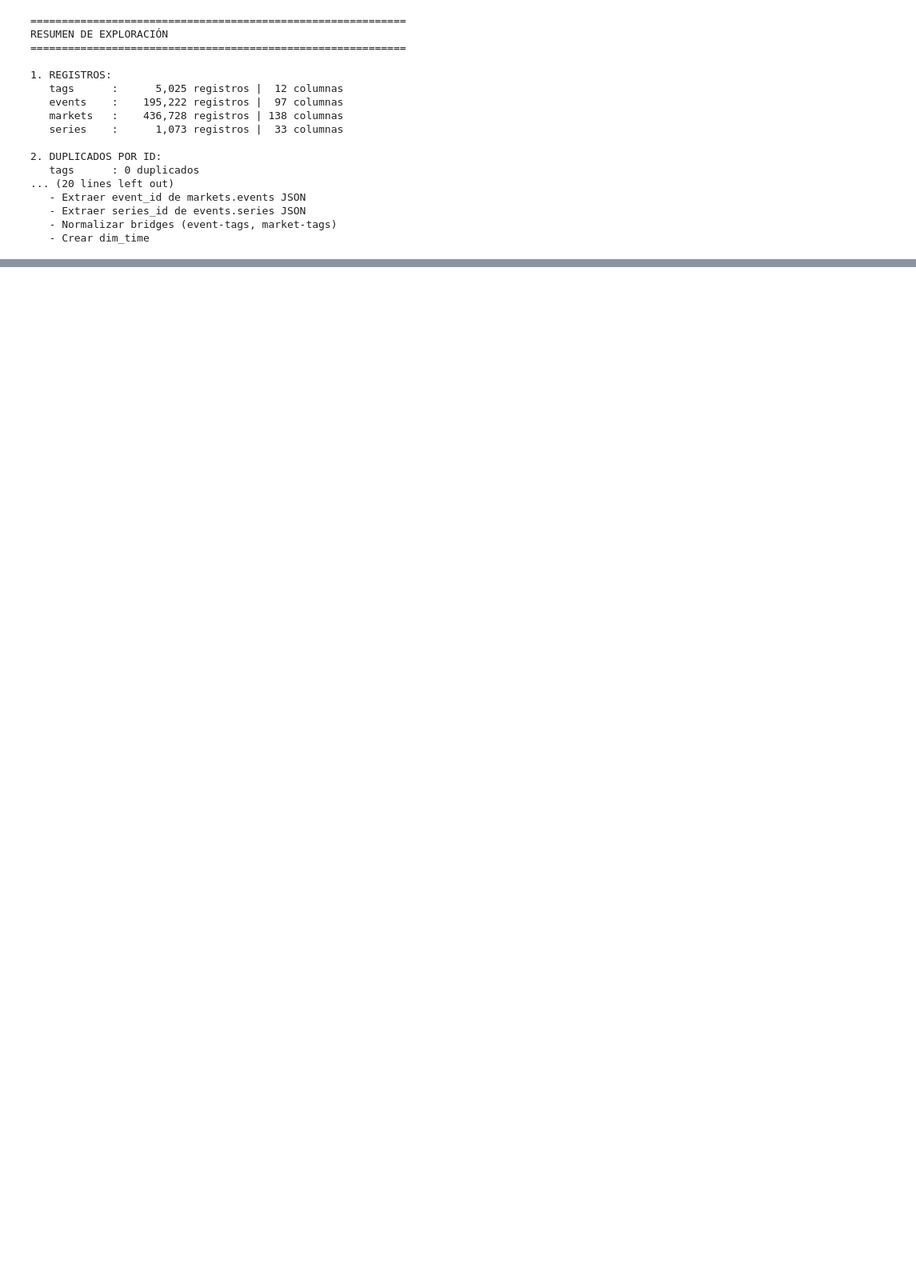
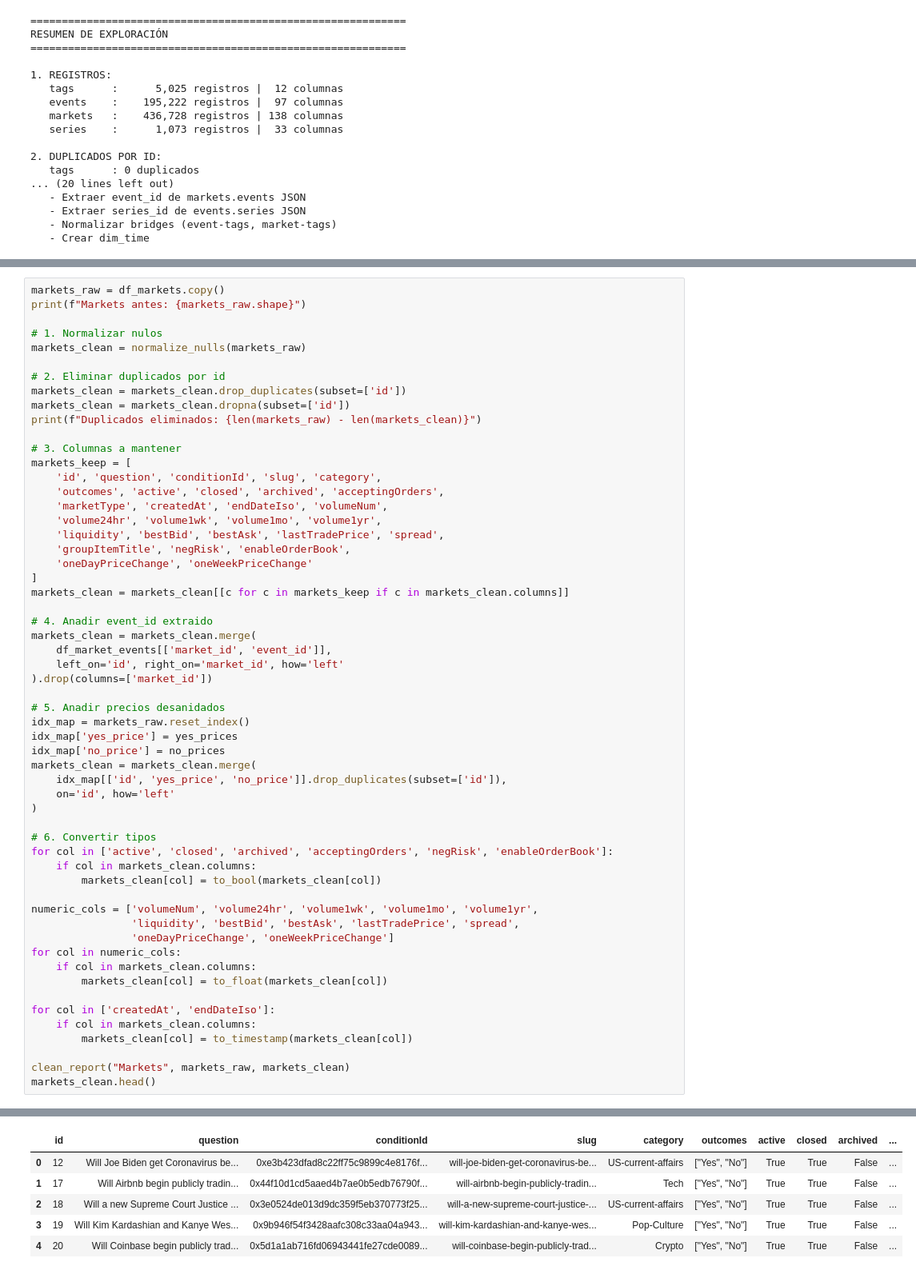
Before and after one commit to PolBallarin/ra2_polballarin, a Jupyter notebook: polymarket_etl.ipynb, the cells around one changed output, grey strips where cells are left out. Shown at 80% size. Drawn from its saved outputs; the diff is of its cells as text; blank space fills up the shorter version.

```diff
--- a/polymarket_etl.ipynb
+++ b/polymarket_etl.ipynb
@@ -1171,0 +1538,58 @@ RESUMEN DE EXPLORACIÓN
+# %%
+markets_raw = df_markets.copy()
+print(f"Markets antes: {markets_raw.shape}")
+
+# 1. Normalizar nulos
+markets_clean = normalize_nulls(markets_raw)
+
+# 2. Eliminar duplicados por id
+markets_clean = markets_clean.drop_duplicates(subset=['id'])
+markets_clean = markets_clean.dropna(subset=['id'])
+print(f"Duplicados eliminados: {len(markets_raw) - len(markets_clean)}")
+
+# 3. Columnas a mantener
+markets_keep = [
+    'id', 'question', 'conditionId', 'slug', 'category',
+    'outcomes', 'active', 'closed', 'archived', 'acceptingOrders',
+    'marketType', 'createdAt', 'endDateIso', 'volumeNum',
+    'volume24hr', 'volume1wk', 'volume1mo', 'volume1yr',
+    'liquidity', 'bestBid', 'bestAsk', 'lastTradePrice', 'spread',
+    'groupItemTitle', 'negRisk', 'enableOrderBook',
+    'oneDayPriceChange', 'oneWeekPriceChange'
+]
+markets_clean = markets_clean[[c for c in markets_keep if c in markets_clean.columns]]
+
+# 4. Anadir event_id extraido
+markets_clean = markets_clean.merge(
+    df_market_events[['market_id', 'event_id']],
+    left_on='id', right_on='market_id', how='left'
+).drop(columns=['market_id'])
+
+# 5. Anadir precios desanidados
+idx_map = markets_raw.reset_index()
+idx_map['yes_price'] = yes_prices
+idx_map['no_price'] = no_prices
+markets_clean = markets_clean.merge(
+    idx_map[['id', 'yes_price', 'no_price']].drop_duplicates(subset=['id']),
+    on='id', how='left'
+)
+
+# 6. Convertir tipos
+for col in ['active', 'closed', 'archived', 'acceptingOrders', 'negRisk', 'enableOrderBook']:
+    if col in markets_clean.columns:
+        markets_clean[col] = to_bool(markets_clean[col])
+
+numeric_cols = ['volumeNum', 'volume24hr', 'volume1wk', 'volume1mo', 'volume1yr',
+                'liquidity', 'bestBid', 'bestAsk', 'lastTradePrice', 'spread',
+                'oneDayPriceChange', 'oneWeekPriceChange']
+for col in numeric_cols:
+    if col in markets_clean.columns:
+        markets_clean[col] = to_float(markets_clean[col])
+
+for col in ['createdAt', 'endDateIso']:
+    if col in markets_clean.columns:
+        markets_clean[col] = to_timestamp(markets_clean[col])
+
+clean_report("Markets", markets_raw, markets_clean)
+markets_clean.head()
+# %% [output]
@@ -1171,0 +1613,6 @@ RESUMEN DE EXPLORACIÓN
+|  | id | question | conditionId | slug | category | outcomes | active | closed | archived | ... |
+| 0 | 12 | Will Joe Biden get Coronavirus be... | 0xe3b423dfad8c22ff75c9899c4e8176f... | will-joe-biden-get-coronavirus-be... | US-current-affairs | ["Yes", "No"] | True | True | False | ... |
+| 1 | 17 | Will Airbnb begin publicly tradin... | 0x44f10d1cd5aaed4b7ae0b5edb76790f... | will-airbnb-begin-publicly-tradin... | Tech | ["Yes", "No"] | True | True | False | ... |
+| 2 | 18 | Will a new Supreme Court Justice ... | 0x3e0524de013d9dc359f5eb370773f25... | will-a-new-supreme-court-justice-... | US-current-affairs | ["Yes", "No"] | True | True | False | ... |
+| 3 | 19 | Will Kim Kardashian and Kanye Wes... | 0x9b946f54f3428aafc308c33aa04a943... | will-kim-kardashian-and-kanye-wes... | Pop-Culture | ["Yes", "No"] | True | True | False | ... |
+| 4 | 20 | Will Coinbase begin publicly trad... | 0x5d1a1ab716fd06943441fe27cde0089... | will-coinbase-begin-publicly-trad... | Crypto | ["Yes", "No"] | True | True | False | ... |
```
Also changed, not shown: parts of 31 cells of this notebook.
